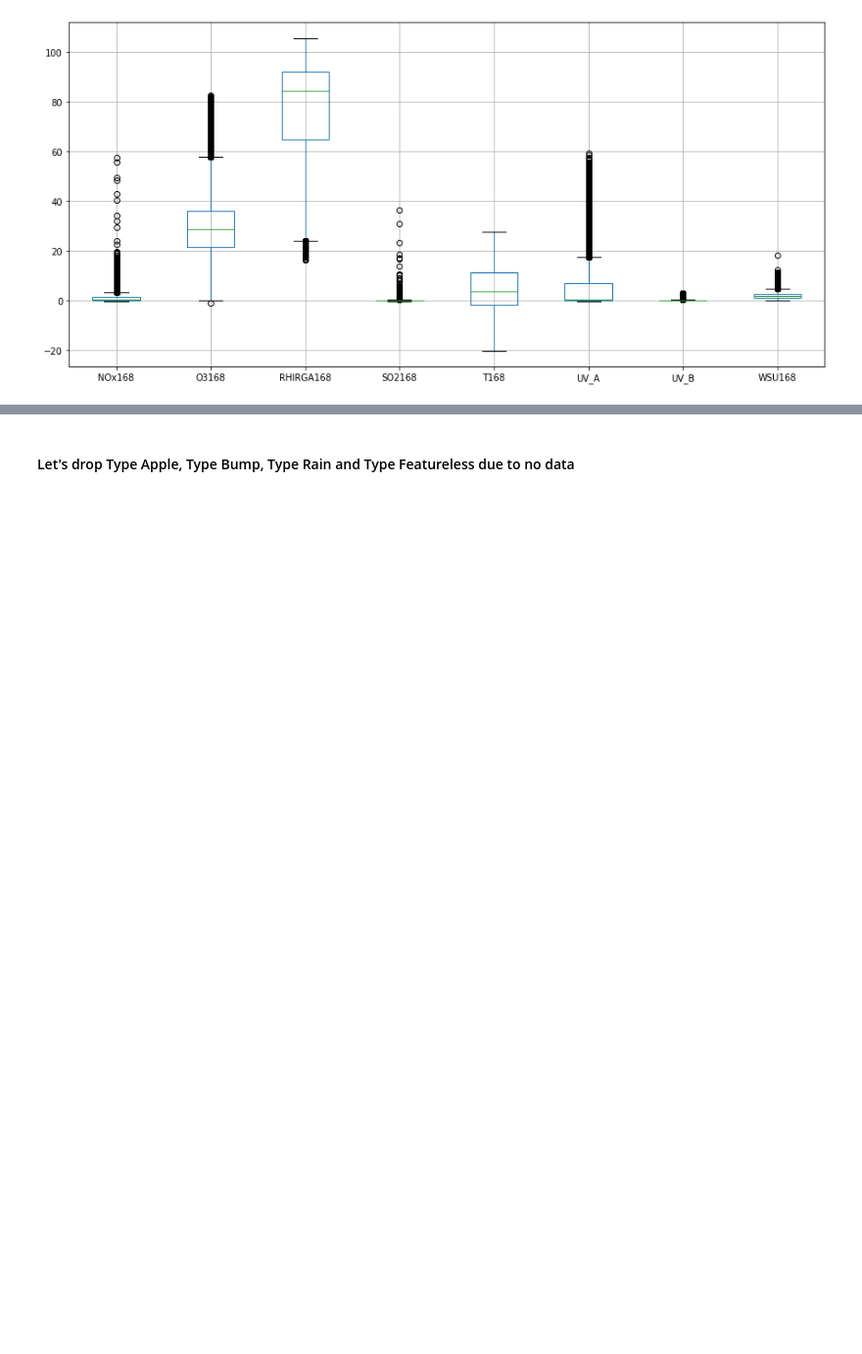
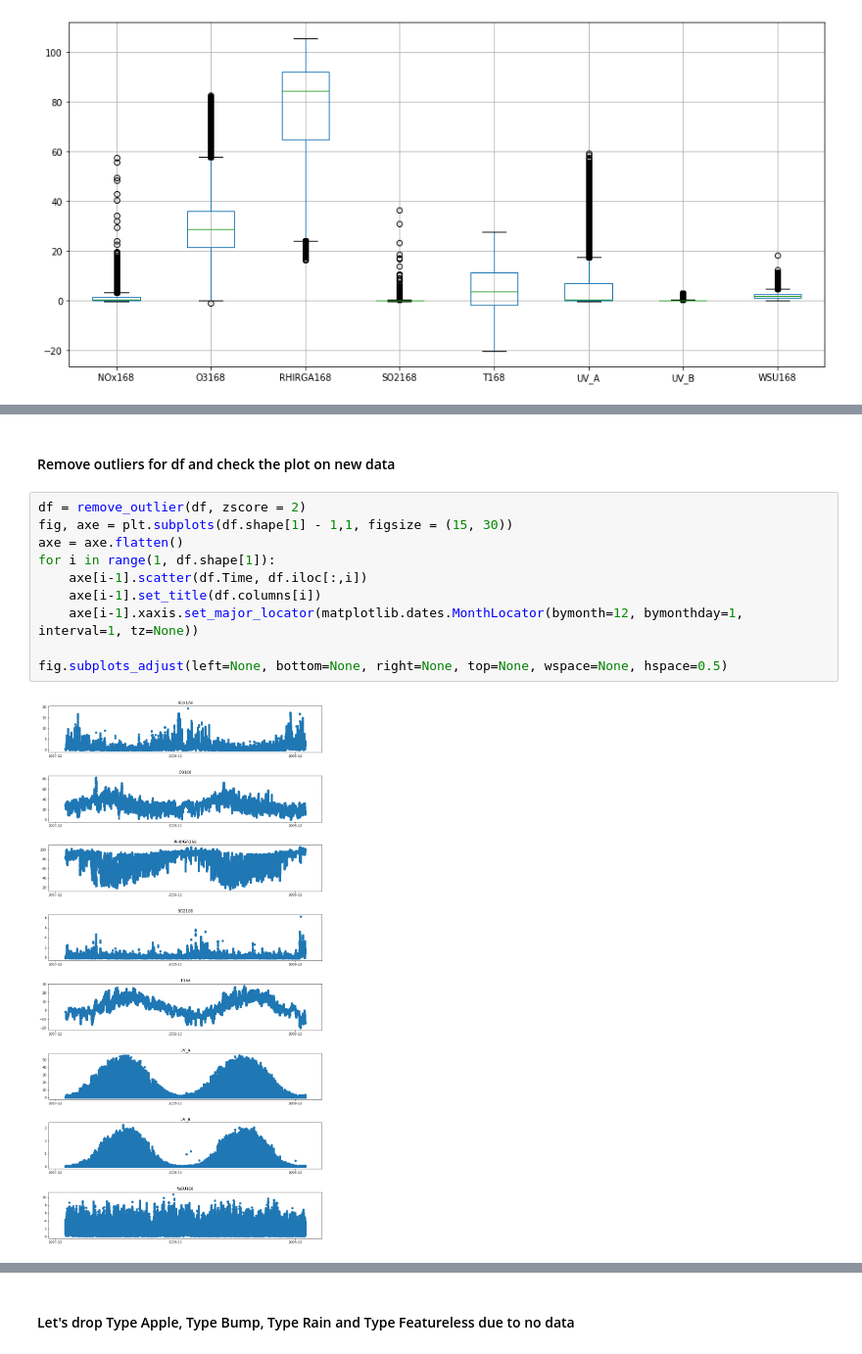
Before and after one commit to vietle94/NPF-smearII, a Jupyter notebook: Project.ipynb, the cells around one changed output, grey strips where cells are left out. Shown at 98% size. Drawn from its saved outputs; the diff is of its cells as text; blank space fills up the shorter version.

```diff
--- a/Project.ipynb
+++ b/Project.ipynb
@@ -264,0 +273,14 @@ condense.shift(1)
+# %% [markdown]
+#### Remove outliers for df and check the plot on new data
+# %%
+df = remove_outlier(df, zscore = 2)
+fig, axe = plt.subplots(df.shape[1] - 1,1, figsize = (15, 30))
+axe = axe.flatten()
+for i in range(1, df.shape[1]):
+    axe[i-1].scatter(df.Time, df.iloc[:,i])
+    axe[i-1].set_title(df.columns[i])
+    axe[i-1].xaxis.set_major_locator(matplotlib.dates.MonthLocator(bymonth=12, bymonthday=1, interval=1, tz=None))
+
+fig.subplots_adjust(left=None, bottom=None, right=None, top=None, wspace=None, hspace=0.5)
+# %% [output]
+[figure, added]
```
Also changed, not shown: parts of 29 cells of this notebook.
